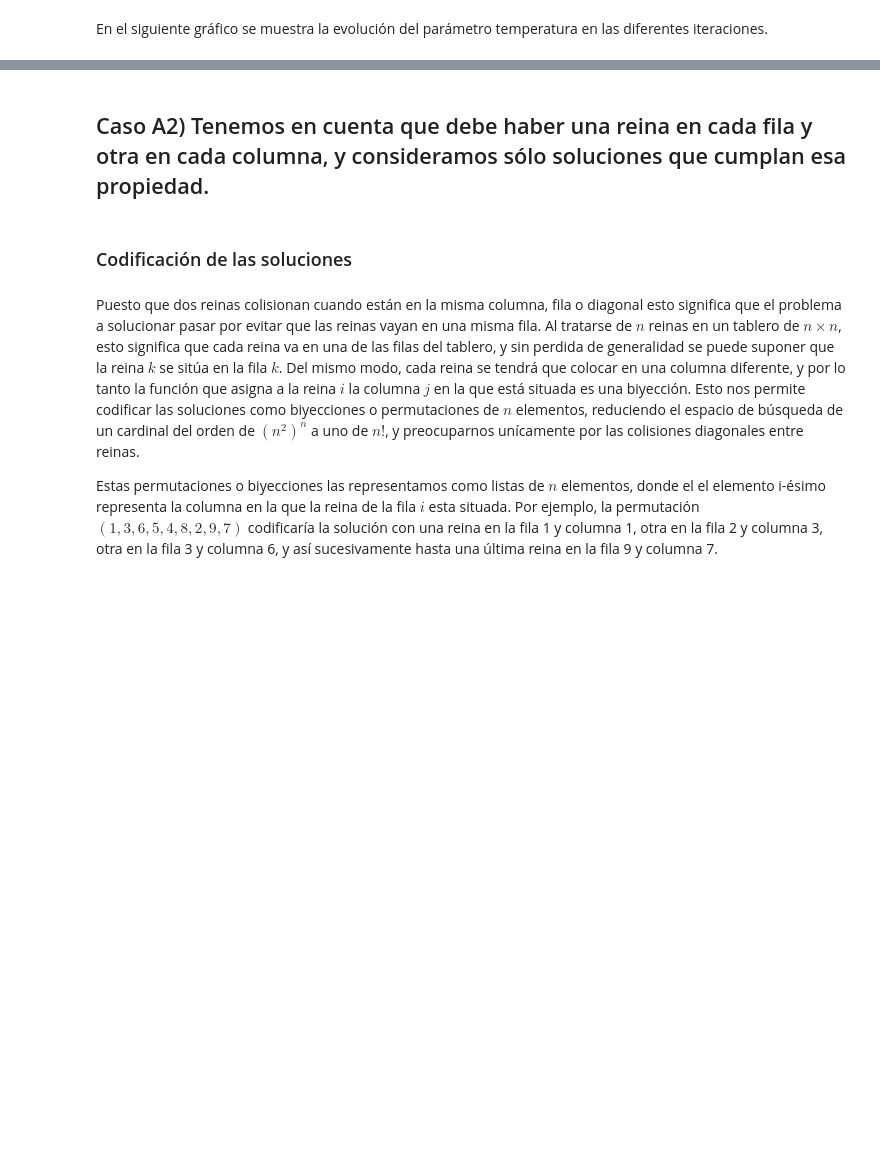
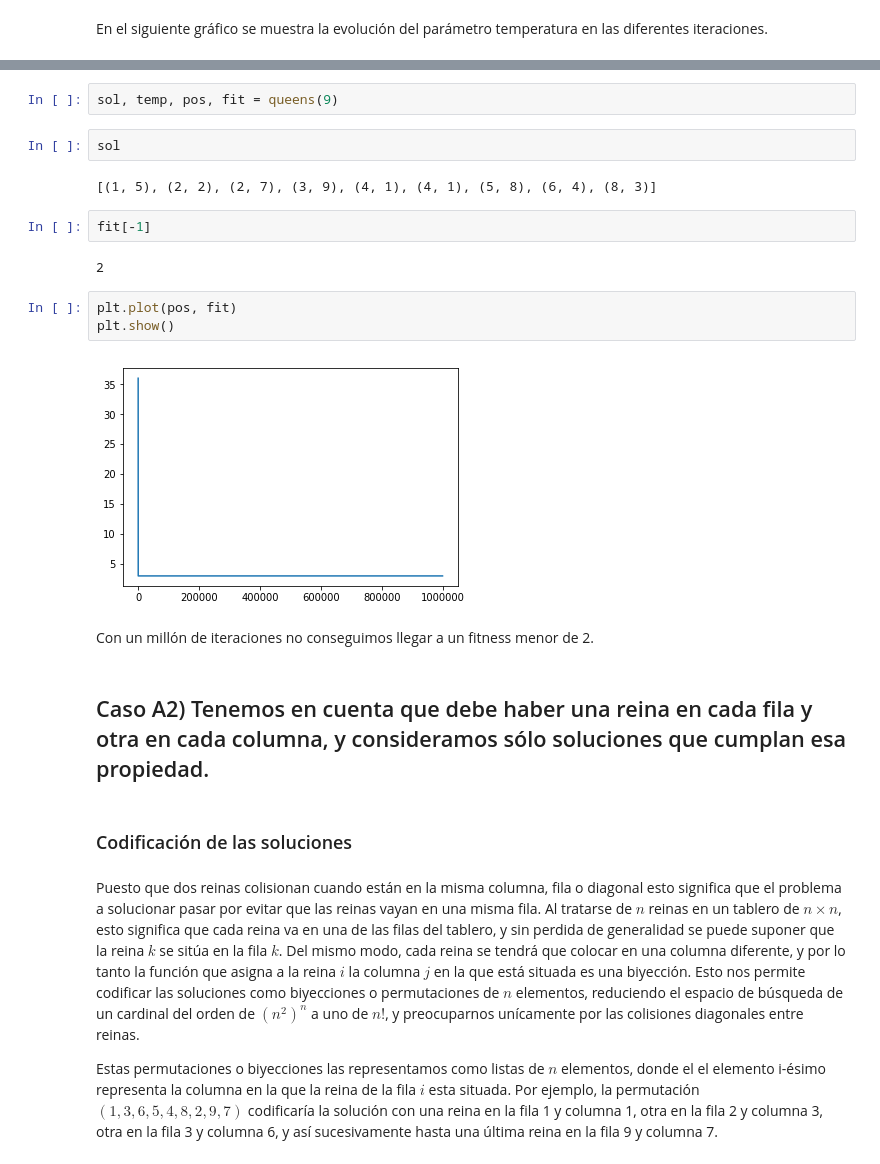
Before and after one commit to tgm185z/metodos_simulacion, a Jupyter notebook: parte3/pr3.ipynb, the cells around one changed output, grey strips where cells are left out. Cells and saved outputs as stored; diff of their text form; blank space fills up the shorter version.

```diff
--- a/parte3/pr3.ipynb
+++ b/parte3/pr3.ipynb
@@ -283,3 +294,20 @@ El tiempo para iteración se mantiene constante al aumentar la dimensión del ta
+# %%
+sol, temp, pos, fit = queens(9)
+# %%
+sol
+# %% [output]
+[(1, 5), (2, 2), (2, 7), (3, 9), (4, 1), (4, 1), (5, 8), (6, 4), (8, 3)]
+# %%
+fit[-1]
+# %% [output]
+2
+# %%
+plt.plot(pos, fit)
+plt.show()
+# %% [output]
+[figure, added]
+# %% [markdown]
+Con un millón de iteraciones no conseguimos llegar a un fitness menor de 2.
 # %% [markdown]
 ## Caso A2) Tenemos en cuenta que debe haber una reina en cada fila y otra en cada columna, y consideramos sólo soluciones que cumplan esa propiedad.
 # %% [markdown]
```
Also changed, not shown: parts of 21 cells of this notebook.
